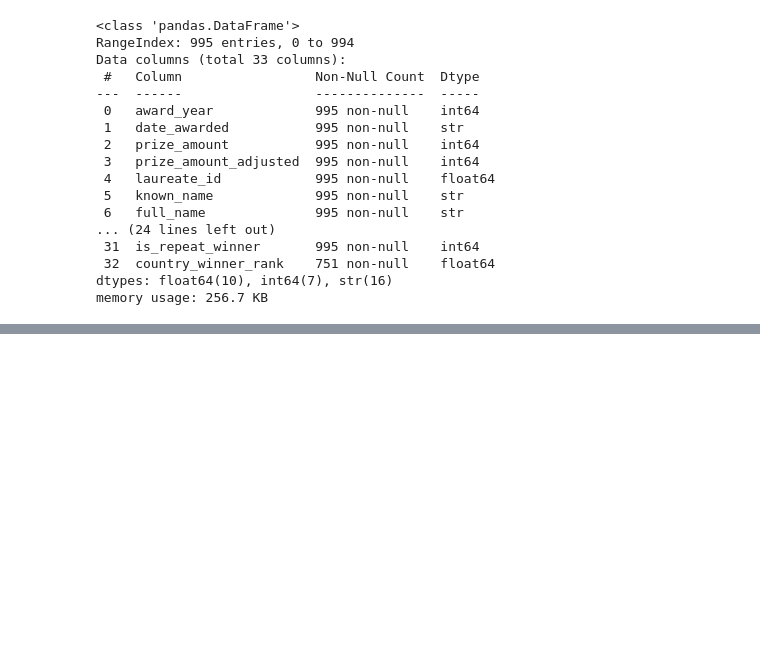
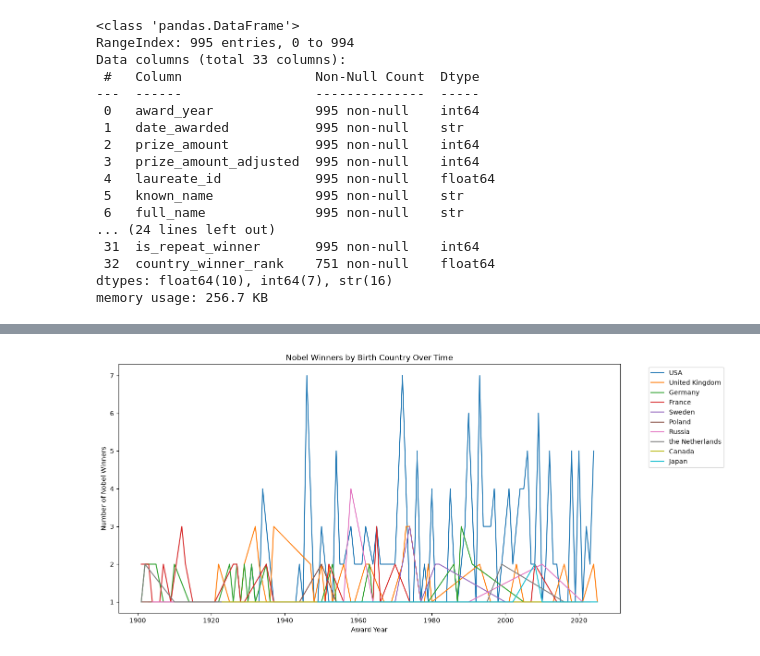
Before and after one commit to phuwu/EDA-on-Nobel-Prize-Winners-1901-2025, a Jupyter notebook: EDA.ipynb, the cells around one changed output, grey strips where cells are left out. Drawn from its saved outputs; the diff is of its cells as text; code cells hidden in the pictures; blank space fills up the shorter version.

```diff
--- a/EDA.ipynb
+++ b/EDA.ipynb
@@ -55,0 +104,36 @@ memory usage: 256.7 KB
+# %%
+# Which country produce the most nobel winners over the years?
+country_year = (
+    df.groupby(["award_year", "birth_country"])
+      .size()
+      .reset_index(name="winner_count")
+)
+
+top_countries = (
+    df["birth_country"]
+    .value_counts()
+    .head(10)
+    .index
+)
+
+country_year_top10 = country_year[
+    country_year["birth_country"].isin(top_countries)
+]
+
+fig, ax = plt.subplots(figsize=(14, 7))
+for country in top_countries:
+    country_data = country_year_top10[
+        country_year_top10["birth_country"] == country
+    ]
+    ax.plot(
+        country_data["award_year"],
+        country_data["winner_count"],
+        label=country
+    )
+ax.set_xlabel("Award Year")
+ax.set_ylabel("Number of Nobel Winners")
+ax.set_title("Nobel Winners by Birth Country Over Time")
+ax.legend(bbox_to_anchor=(1.05, 1), loc="upper left")
+plt.show()
+# %% [output]
+[figure, added]
```
Also changed, not shown: parts of 6 cells of this notebook, 3 other files.
